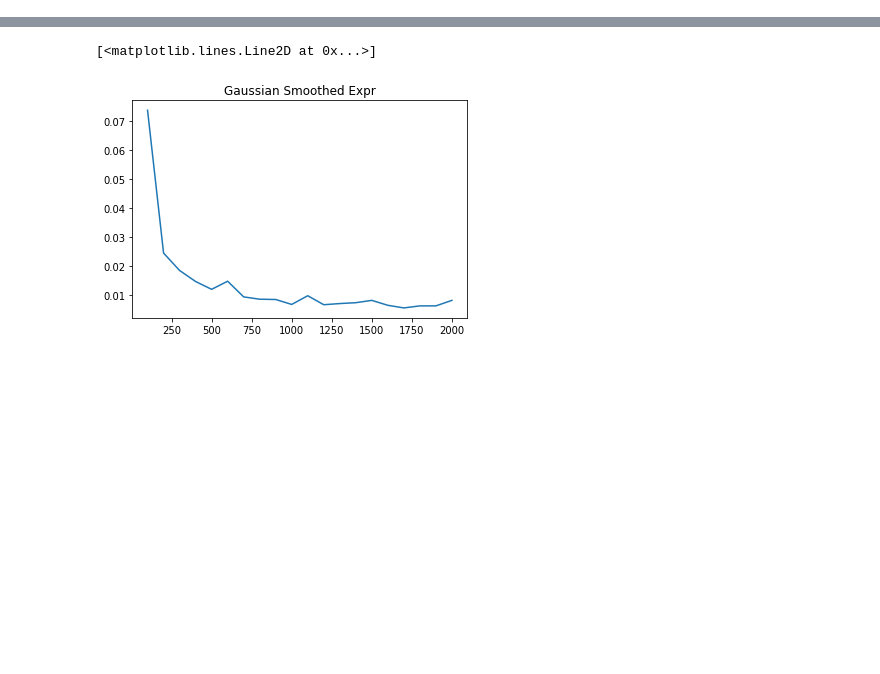
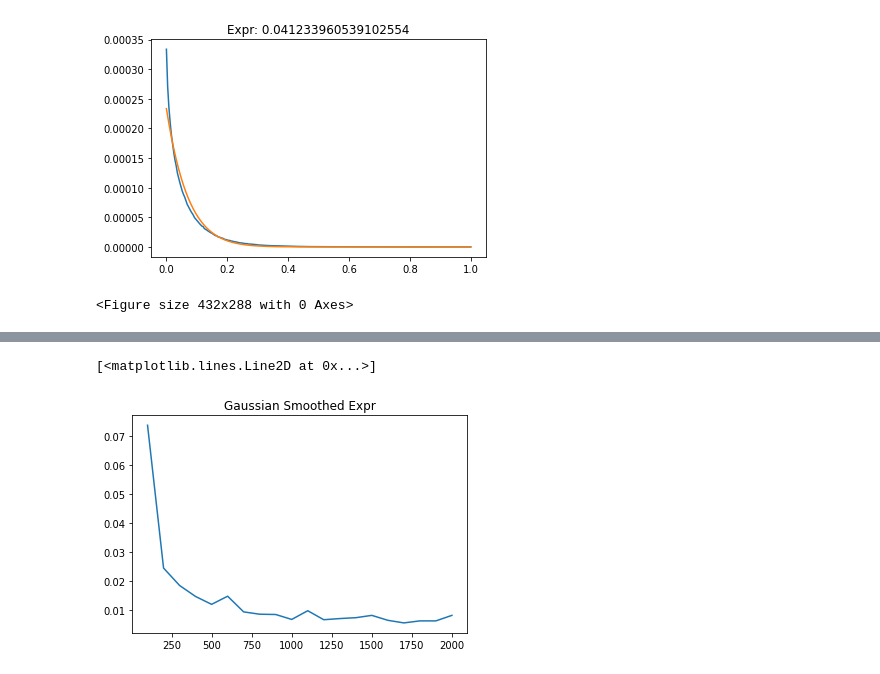
Before and after one commit to String137/PQC, a Jupyter notebook: PQCNN.ipynb, the cells around one changed output, grey strips where cells are left out. Saved outputs shown, nothing was run; the diff lists cells and outputs as text; code cells hidden in the pictures; blank space fills up the shorter version.

```diff
--- a/PQCNN.ipynb
+++ b/PQCNN.ipynb
@@ -119,0 +150,4 @@ epoch:  2000 loss:  tensor(0.0082, grad_fn=<KlDivBackward>)
+# %%
+pqc = PQCNN()
+pqc.train(1000)
+# %% [output]
@@ -119,0 +171,2 @@ epoch:  2000 loss:  tensor(0.0082, grad_fn=<KlDivBackward>)
+[figure, added]
+<Figure size 432x288 with 0 Axes>
```
Also changed, not shown: parts of 9 cells of this notebook.
